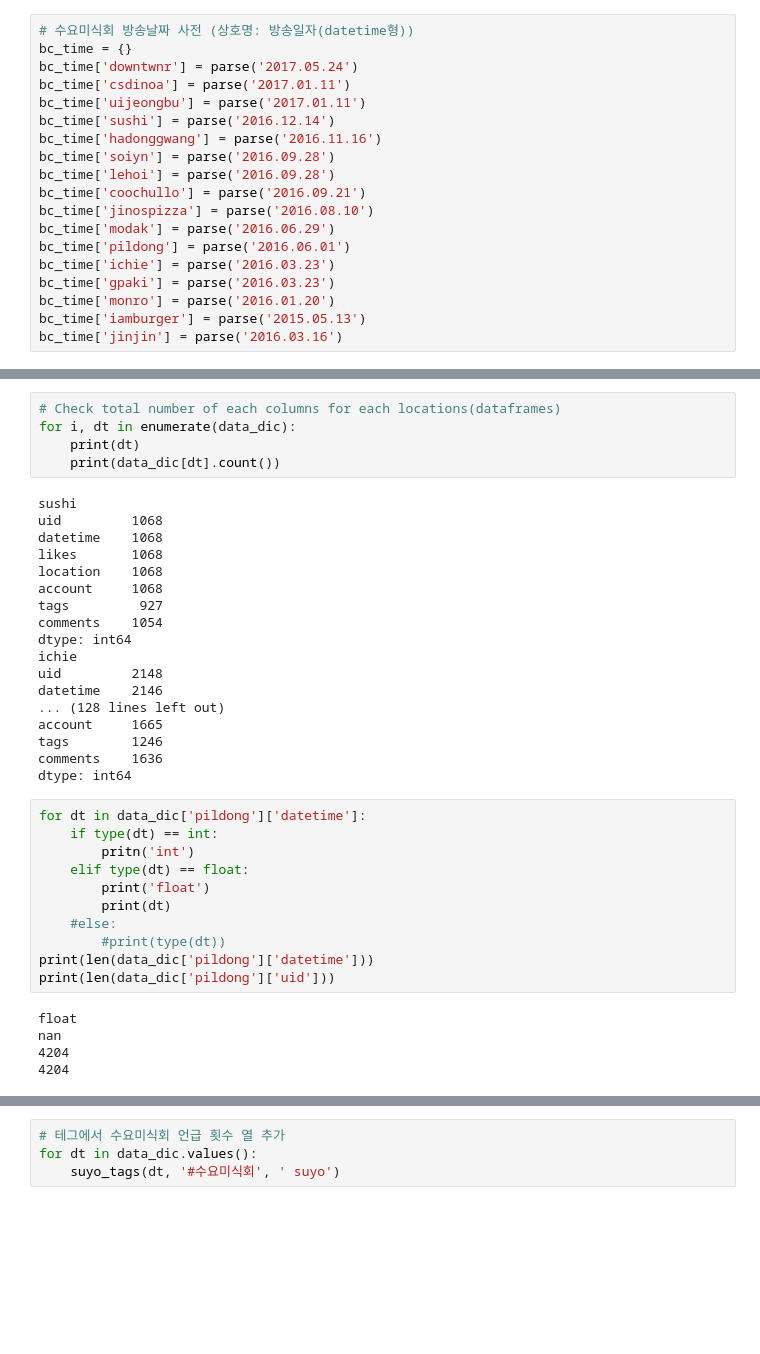
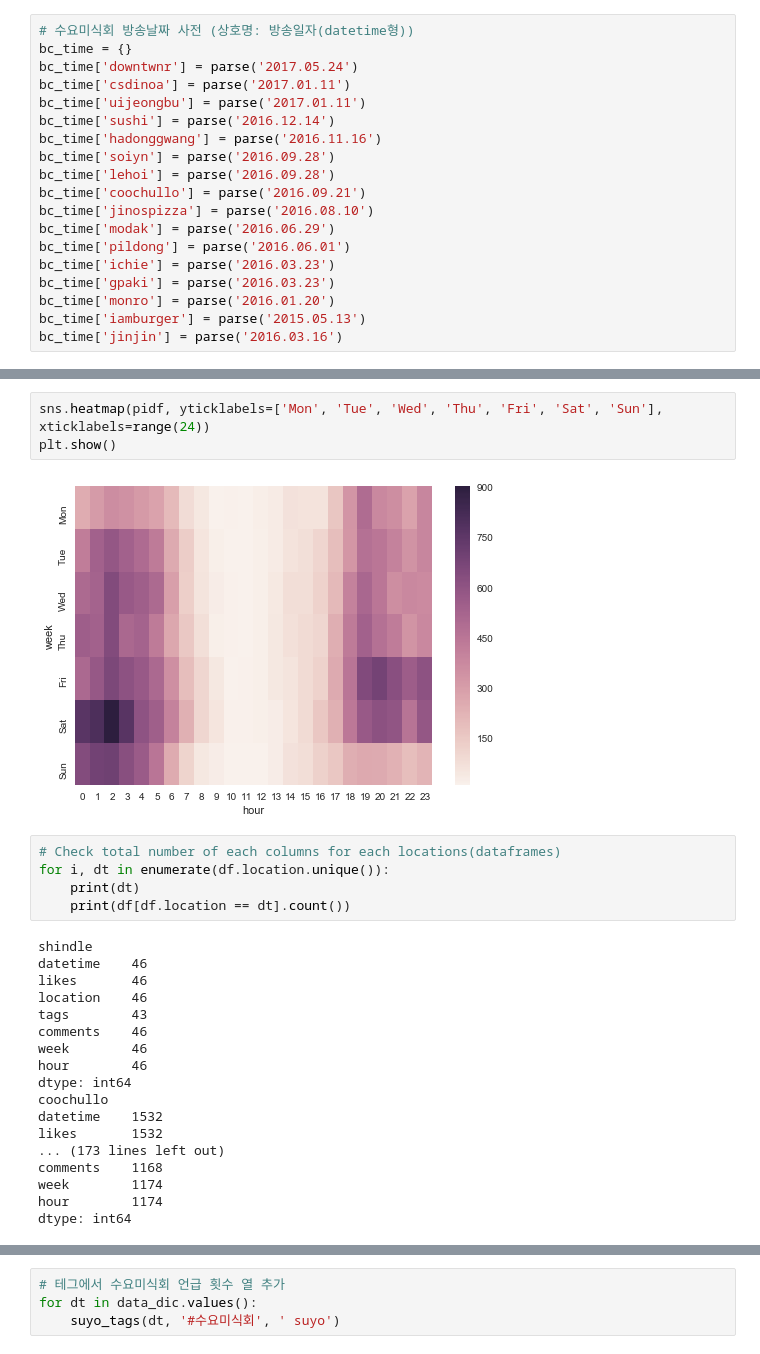
Before and after one commit to yjsuh-sub/instagram-data-visualization, a Jupyter notebook: visualization.ipynb, the cells around one changed output, grey strips where cells are left out. Drawn from its saved outputs; the diff is of its cells as text; blank space fills up the shorter version.

```diff
--- a/visualization.ipynb
+++ b/visualization.ipynb
@@ -335,39 +191,28 @@ data_dic['jinjin']
+# %%
+sns.heatmap(pidf, yticklabels=['Mon', 'Tue', 'Wed', 'Thu', 'Fri', 'Sat', 'Sun'], xticklabels=range(24))
+plt.show()
+# %% [output]
+[figure, added]
 # %%
 # Check total number of each columns for each locations(dataframes)
-for i, dt in enumerate(data_dic):
+for i, dt in enumerate(df.location.unique()):
     print(dt)
-    print(data_dic[dt].count())
+    print(df[df.location == dt].count())
 # %% [output]
-sushi
-uid         1068
-datetime    1068
-likes       1068
-location    1068
-account     1068
-tags         927
-comments    1054
+shindle
+datetime    46
+likes       46
+location    46
+tags        43
+comments    46
+week        46
+hour        46
 dtype: int64
-ichie
-uid         2148
-datetime    2146
-... (128 lines left out)
-account     1665
-tags        1246
-comments    1636
+coochullo
+datetime    1532
+likes       1532
+... (173 lines left out)
+comments    1168
+week        1174
+hour        1174
 dtype: int64
-# %%
-for dt in data_dic['pildong']['datetime']:
-    if type(dt) == int:
-        pritn('int')
-    elif type(dt) == float:
-        print('float')
-        print(dt)
-    #else:
-        #print(type(dt))
-print(len(data_dic['pildong']['datetime']))
-print(len(data_dic['pildong']['uid']))
-# %% [output]
-float
-nan
-4204
-4204
```
Also changed, not shown: parts of 20 cells of this notebook.
